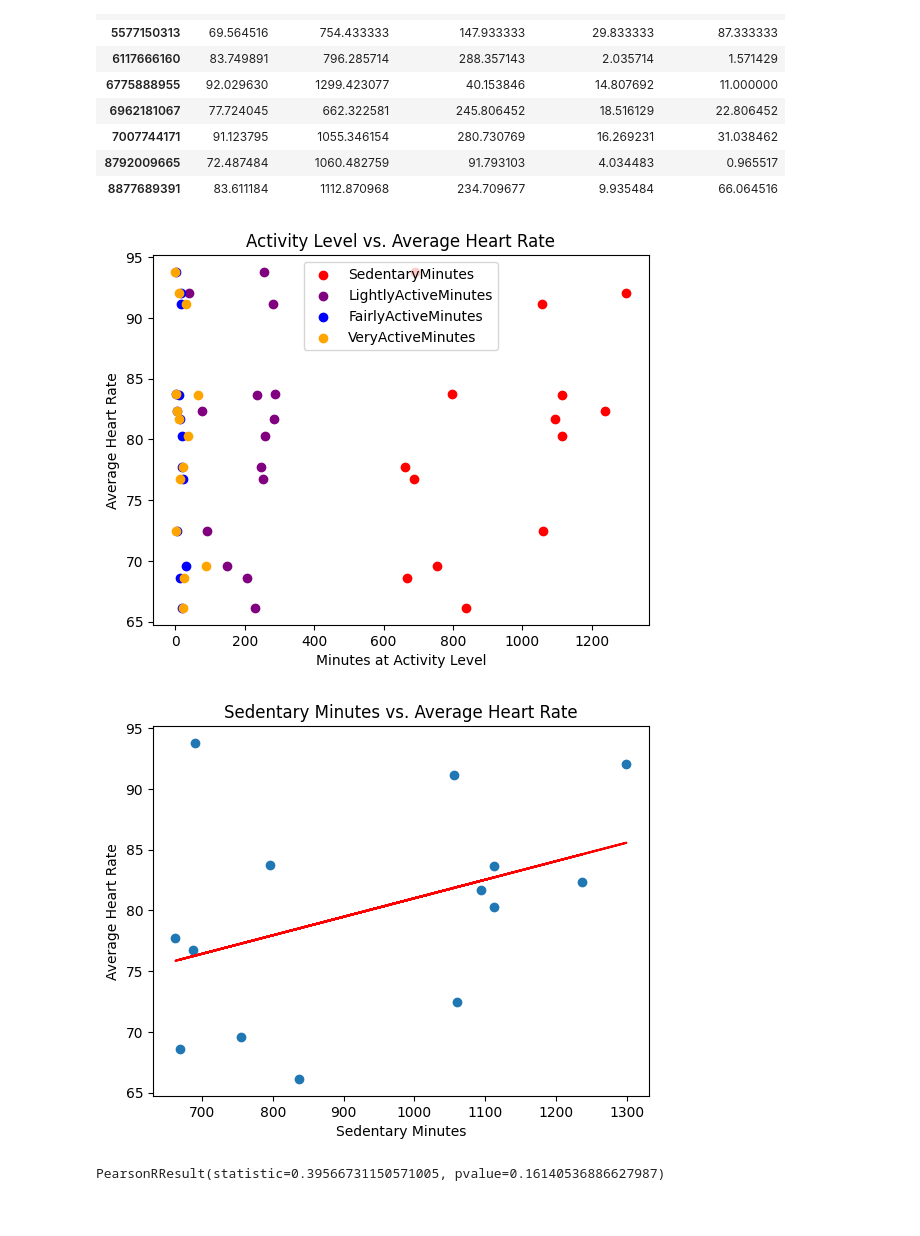
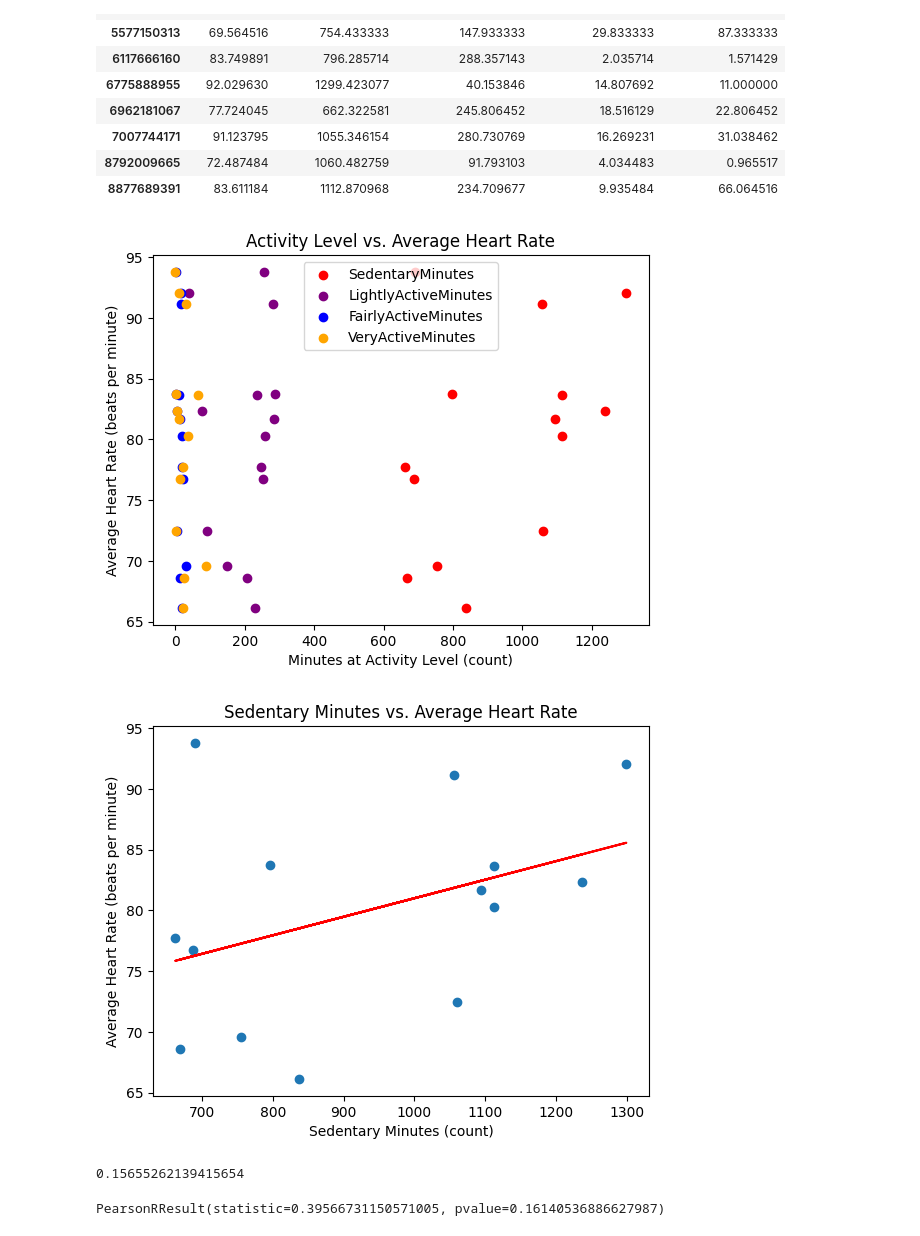
Before and after one commit to caitepley/Group1-Project1, a Jupyter notebook: main.ipynb, the cells around one changed output. Saved outputs shown, nothing was run; the diff lists cells and outputs as text; code cells hidden in the pictures.

```diff
--- a/main.ipynb
+++ b/main.ipynb
@@ -55,15 +55,15 @@ summary_act_heart_rate
 # %%
 plt.scatter(summary_act_heart_rate['SedentaryMinutes'],summary_act_heart_rate['BeatsPerMin'],c='red')
 plt.scatter(summary_act_heart_rate['LightlyActiveMinutes'],summary_act_heart_rate['BeatsPerMin'],c='purple')
 plt.scatter(summary_act_heart_rate['FairlyActiveMinutes'],summary_act_heart_rate['BeatsPerMin'],c='blue')
 plt.scatter(summary_act_heart_rate['VeryActiveMinutes'],summary_act_heart_rate['BeatsPerMin'],c='orange')
 plt.title('Activity Level vs. Average Heart Rate')
-plt.xlabel('Minutes at Activity Level')
-plt.ylabel('Average Heart Rate')
+plt.xlabel('Minutes at Activity Level (count)')
+plt.ylabel('Average Heart Rate (beats per minute)')
 plt.legend(['SedentaryMinutes','LightlyActiveMinutes','FairlyActiveMinutes','VeryActiveMinutes'])
 plt.show()
 # %% [output]
-[figure, old version]
+[figure, new version]
 # %%
 x_values = summary_act_heart_rate['SedentaryMinutes']
 y_values = summary_act_heart_rate['BeatsPerMin']
@@ -72,11 +72,16 @@ plt.scatter(x_values,y_values)
 regress_values = x_values * slope + intercept
 plt.plot(x_values,regress_values,"r-")
 plt.title('Sedentary Minutes vs. Average Heart Rate')
-plt.xlabel('Sedentary Minutes')
-plt.ylabel('Average Heart Rate')
+plt.xlabel('Sedentary Minutes (count)')
+plt.ylabel('Average Heart Rate (beats per minute)')
 plt.show()
 # %% [output]
-[figure, old version]
+[figure, new version]
+# %%
+r2 = rvalue**2
+r2
+# %% [output]
+0.15655262139415654
 # %%
 stats.pearsonr(x_values,y_values)
 # %% [output]
```
Also changed, not shown: parts of 7 cells of this notebook.
